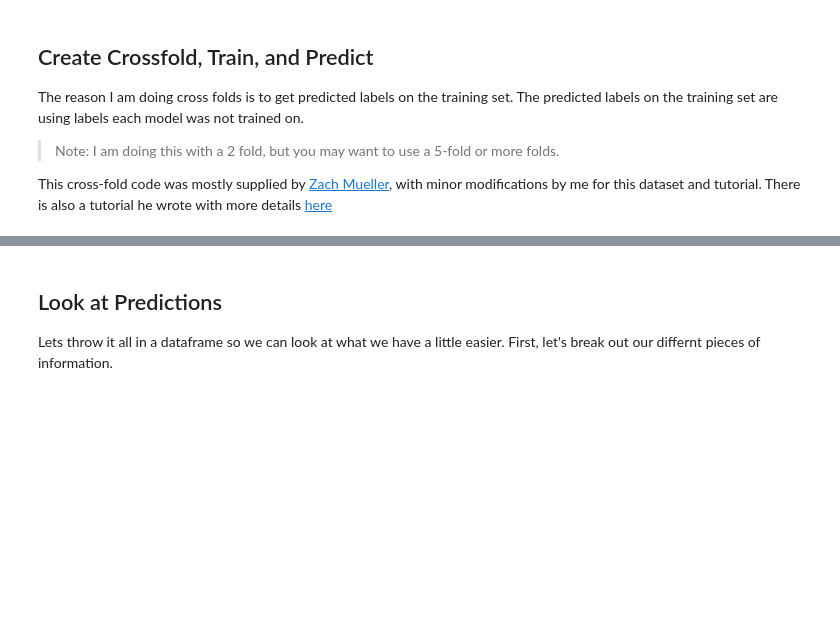
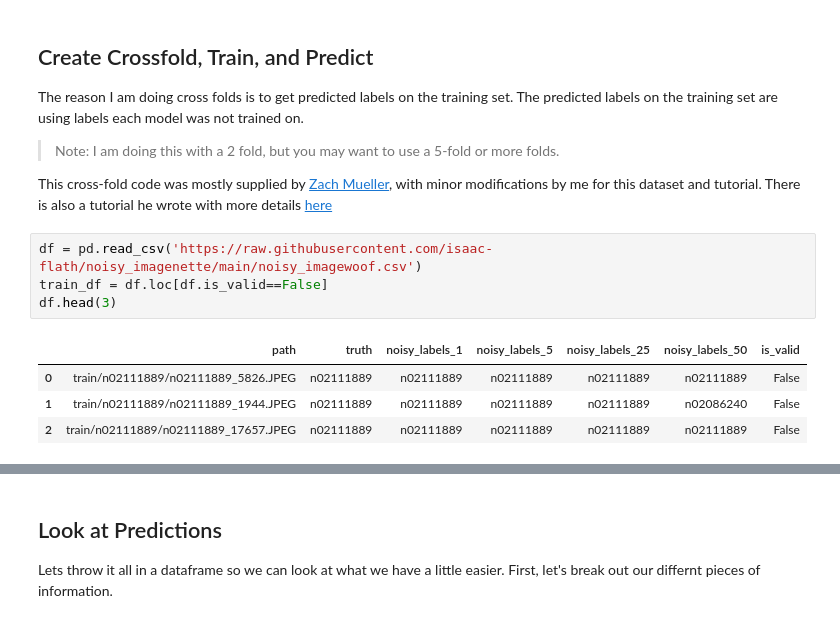
Before and after one commit to 1Paws7/blog, a Jupyter notebook: _notebooks/2021-01-18-SoftLabeling.ipynb, the cells around one changed output, grey strips where cells are left out. Drawn from its saved outputs; the diff is of its cells as text; blank space fills up the shorter version.

```diff
--- a/_notebooks/2021-01-18-SoftLabeling.ipynb
+++ b/_notebooks/2021-01-18-SoftLabeling.ipynb
@@ -65,5 +51,14 @@ The reason I am doing cross folds is to get predicted labels on the training set
 >Note:  I am doing this with a 2 fold, but you may want to use a 5-fold or more folds.
 
 This cross-fold code was mostly supplied by [Zach Mueller](https://twitter.com/TheZachMueller), with minor modifications by me for this dataset and tutorial.  There is also a tutorial he wrote with more details [here](https://github.com/muellerzr/Practical-Deep-Learning-for-Coders-2.0/blob/master/Computer%20Vision/03_Cross_Validation.ipynb)
+# %%
+df = pd.read_csv('https://raw.githubusercontent.com/isaac-flath/noisy_imagenette/main/noisy_imagewoof.csv')
+train_df = df.loc[df.is_valid==False]
+df.head(3)
+# %% [output]
+|  | path | truth | noisy_labels_1 | noisy_labels_5 | noisy_labels_25 | noisy_labels_50 | is_valid |
+| 0 | train/n02111889/n02111889_5826.JPEG | n02111889 | n02111889 | n02111889 | n02111889 | n02111889 | False |
+| 1 | train/n02111889/n02111889_1944.JPEG | n02111889 | n02111889 | n02111889 | n02111889 | n02086240 | False |
+| 2 | train/n02111889/n02111889_17657.JPEG | n02111889 | n02111889 | n02111889 | n02111889 | n02111889 | False |
 # %%
 skf = StratifiedKFold(n_splits=2, shuffle=True, random_state=1)
```
Also changed, not shown: parts of 20 cells of this notebook.
